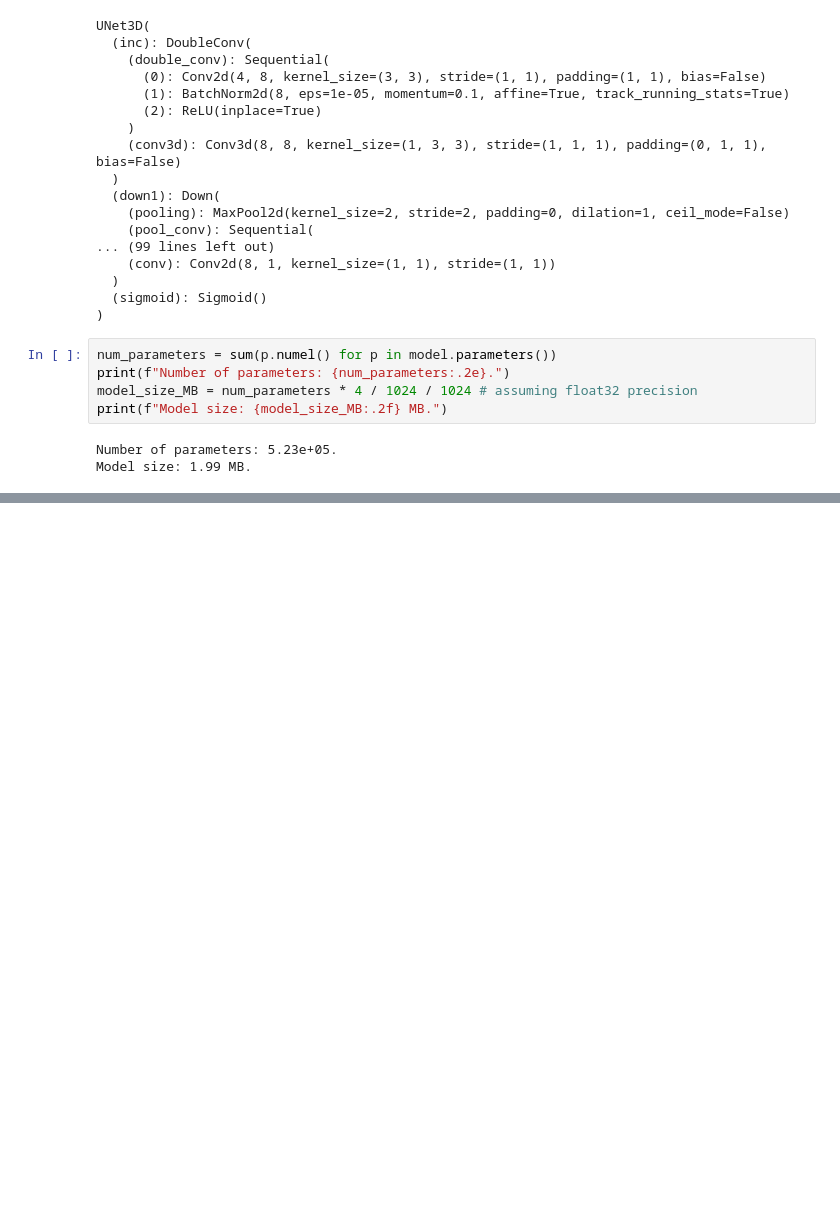
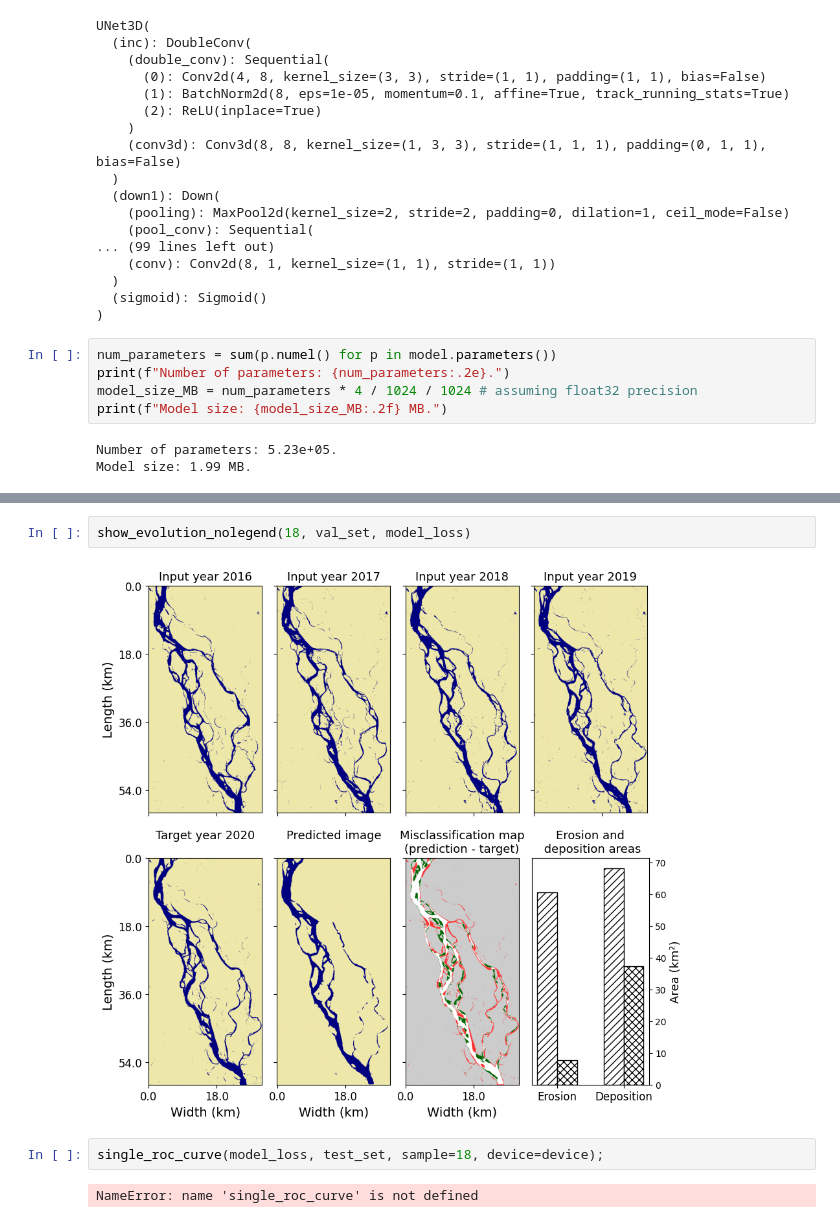
Before and after one commit to guin0x/aiaiaik-ramba, a Jupyter notebook: notebook.ipynb, the cells around one changed output, grey strips where cells are left out. Cells and saved outputs as stored; diff of their text form; blank space fills up the shorter version.

```diff
--- a/notebook.ipynb
+++ b/notebook.ipynb
@@ -218,0 +250,8 @@ plot_losses_metrics(train_losses, val_losses, metrics, model_recall, loss_f=loss
+# %%
+show_evolution_nolegend(18, val_set, model_loss)
+# %% [output]
+[figure, added]
+# %%
+single_roc_curve(model_loss, test_set, sample=18, device=device);
+# %% [output]
+NameError: name 'single_roc_curve' is not defined
```
Also changed, not shown: parts of 13 cells of this notebook, 2 other files.
